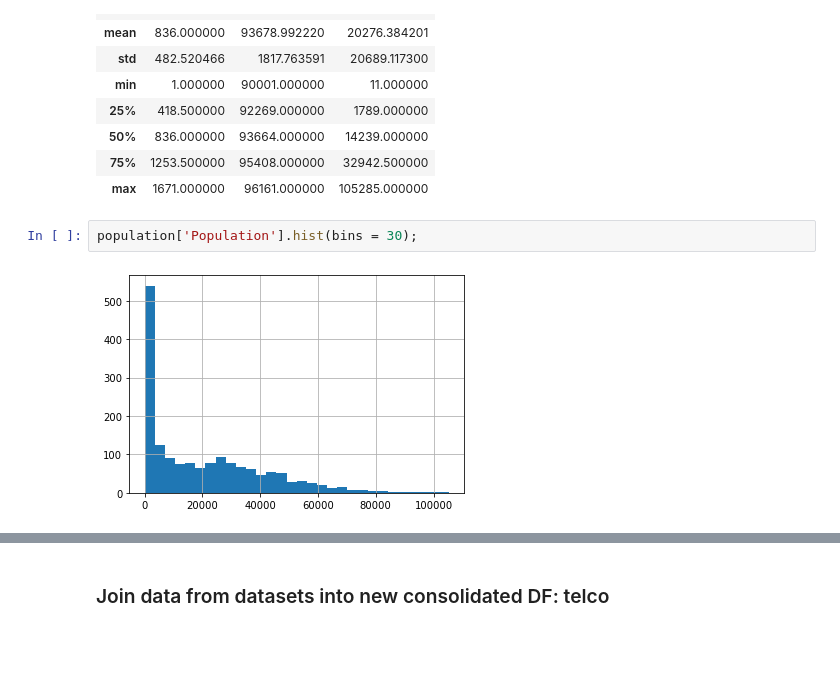
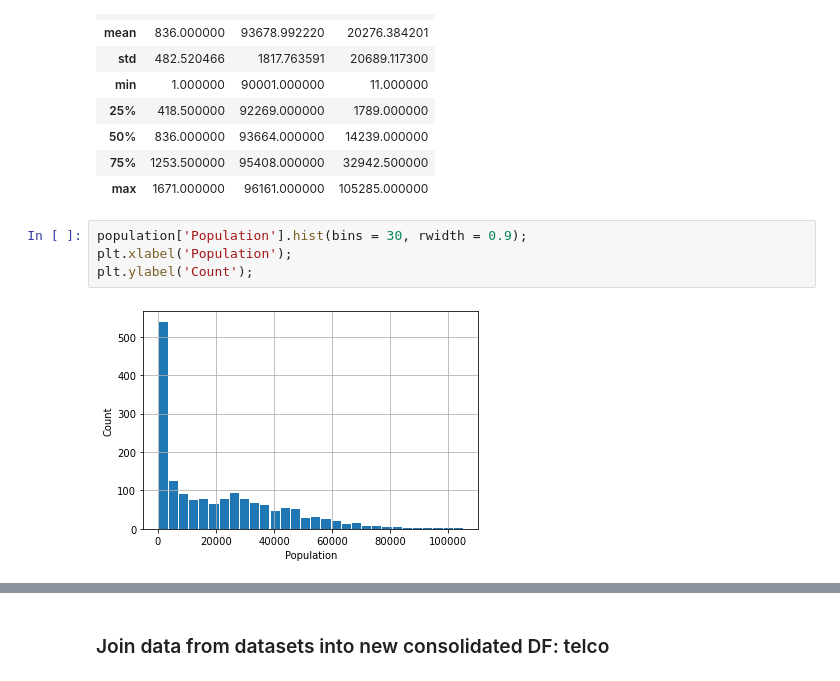
Before and after one commit to Khalif81/TelcoChurn, a Jupyter notebook: Telco_Churn_Data_Wrangling.ipynb, the cells around one changed output, grey strips where cells are left out. Cells and saved outputs as stored; diff of their text form; blank space fills up the shorter version.

```diff
--- a/Telco_Churn_Data_Wrangling.ipynb
+++ b/Telco_Churn_Data_Wrangling.ipynb
@@ -543,6 +560,8 @@ population.describe()
 | 75% | 1253.500000 | 95408.000000 | 32942.500000 |
 | max | 1671.000000 | 96161.000000 | 105285.000000 |
 # %%
-population['Population'].hist(bins = 30);
+population['Population'].hist(bins = 30, rwidth = 0.9);
+plt.xlabel('Population');
+plt.ylabel('Count');
 # %% [output]
-[figure, old version]
+[figure, new version]
```
Also changed, not shown: parts of 14 cells of this notebook.
